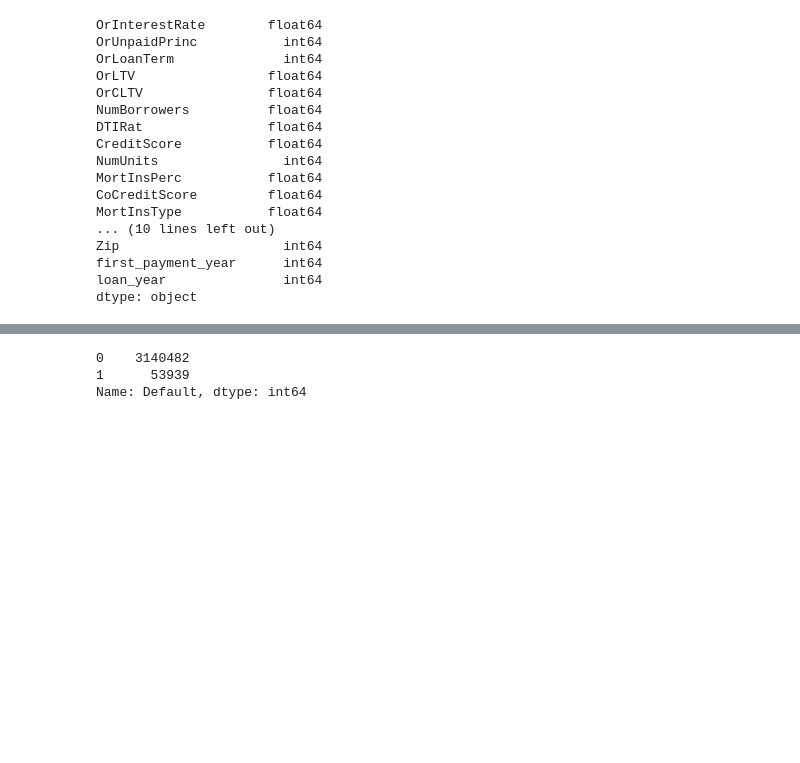
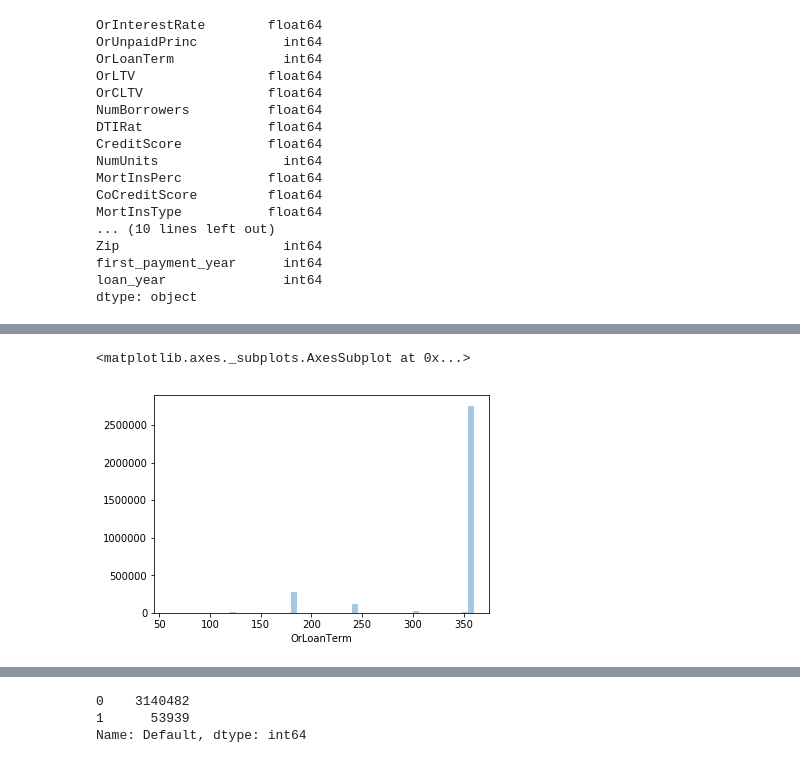
Before and after one commit to YD-Qi/Fannie-Mae-Loan-Project, a Jupyter notebook: Exploratory Data Analysis.ipynb, the cells around one changed output, grey strips where cells are left out. Cells and saved outputs as stored; diff of their text form; code cells hidden in the pictures; blank space fills up the shorter version.

```diff
--- a/Exploratory Data Analysis.ipynb
+++ b/Exploratory Data Analysis.ipynb
@@ -53,0 +103,5 @@ df["loan_year"]=df["loan_year"].astype("category")
+# %%
+sns.distplot(df['OrLoanTerm'], kde=False)
+# %% [output]
+<matplotlib.axes._subplots.AxesSubplot at 0x...>
+[figure, added]
```
Also changed, not shown: parts of 32 cells of this notebook, 1 other file.
